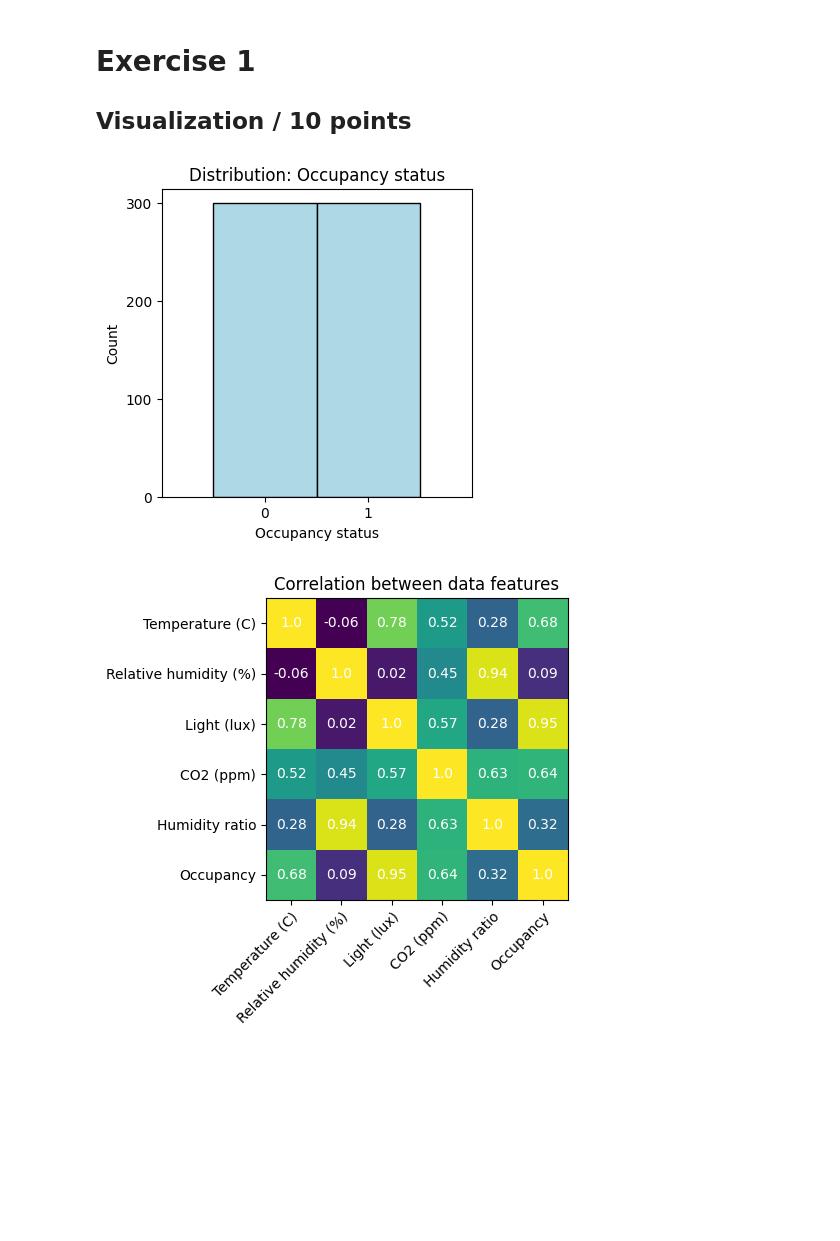
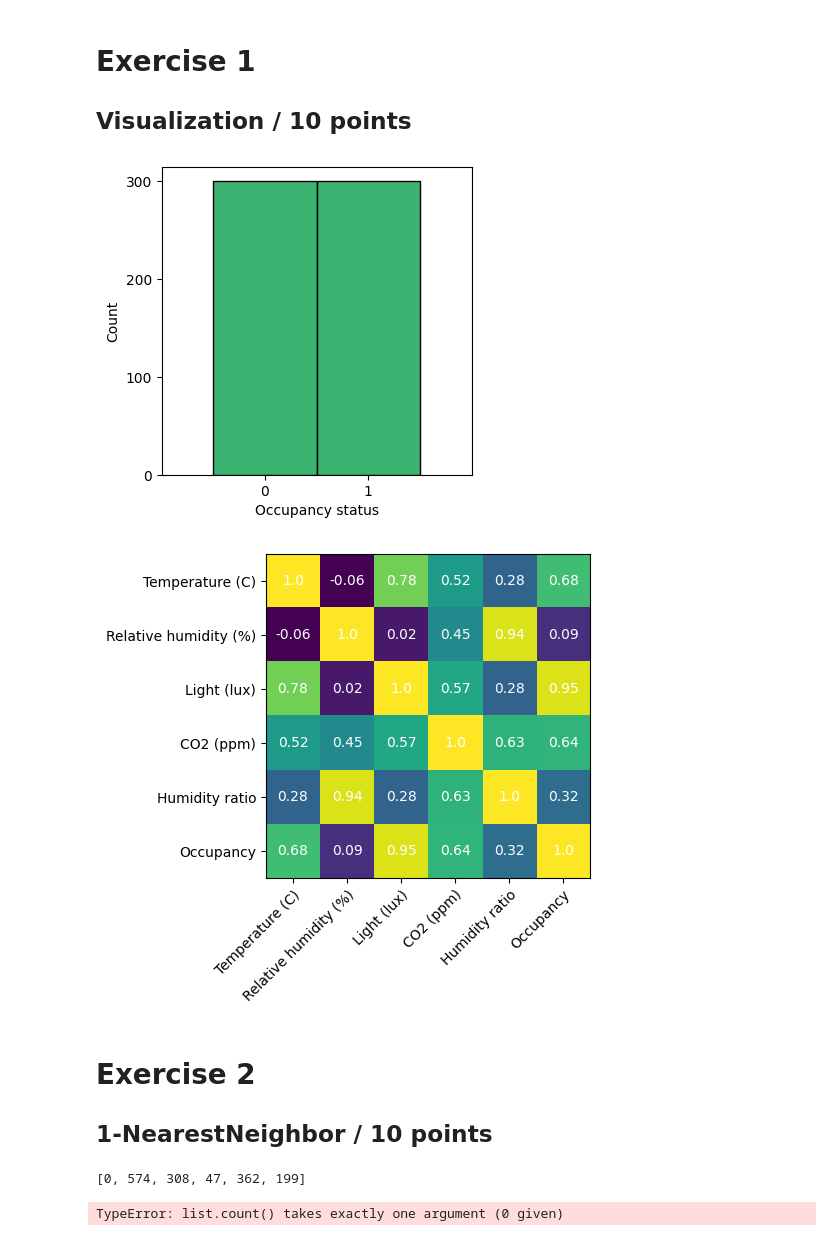
Before and after one commit to Cyrkryta/UCPH-ITDS-Assignments, a Jupyter notebook: Assignment-2/assignment2.ipynb, the cells around one changed output. Drawn from its saved outputs; the diff is of its cells as text; code cells hidden in the pictures; blank space fills up the shorter version.

```diff
--- a/Assignment-2/assignment2.ipynb
+++ b/Assignment-2/assignment2.ipynb
@@ -53,26 +53,26 @@ print(len(df_combined[df_combined.iloc[:,-1]==0.0]))
 # %%
 # Distribution
 # Defining plot variables
 df_combined_lc = train_data.iloc[:,-1]
 unique_values = df_combined_lc.unique()
 bins = [unique_values[0] - .5, (unique_values[0] + unique_values[1]) / 2, unique_values[1] + .5]
 
 # Defining plot
 plt.figure(figsize=(4, 4))
-plt.hist(df_combined_lc,bins=bins, ec="black", color="lightblue")
+plt.hist(df_combined_lc,bins=bins, ec="black", color="mediumseagreen")
 
 # Plot post-processing
 plt.xlabel("Occupancy status")
 plt.ylabel("Count")
-plt.title("Distribution: Occupancy status")
+# plt.title("Distribution: Occupancy status")
 plt.xticks(unique_values)
 plt.yticks(np.arange(0, 600, step=100))
 plt.margins(x=.25, y=.05)
 # %% [output]
-[figure, old version]
+[figure, new version]
 # %%
 # Correlation
-# Headers
+# Headers (From assignment description)
 headers = ["Temperature (C)", "Relative humidity (%)", "Light (lux)", "CO2 (ppm)", "Humidity ratio", "Occupancy"]
 
 # Finding correlation
@@ -96,7 +96,9 @@ for i in range(len(headers)):
         ax.text(j, i, round(corr.iloc[i, j], 2), ha="center", va="center", color="w")
 
 # Customize the plot
-ax.set_title("Correlation between data features")
 fig.tight_layout()
 # %% [output]
-[figure, old version]
+[figure, new version]
+# %% [markdown]
+# Exercise 2
+## 1-NearestNeighbor / 10 points
@@ -102,0 +152,16 @@ fig.tight_layout()
+# %%
+'''
+DETERMINE ACCURACY
+'''
+from sklearn.metrics import accuracy_score
+
+pred_train = knn(x_train)
+acc_train = accuracy_score(y_train, pred_train)
+
+pred_test = knn(x_test)
+acc_test = accuracy_score(y_test, pred_test)
+
+print(f"Accuracy train\t: {acc_train}\nAccuracy test\t: {acc_test}")
+# %% [output]
+[0, 574, 308, 47, 362, 199]
+TypeError: list.count() takes exactly one argument (0 given)
```
Also changed, not shown: parts of 3 cells of this notebook, 2 other files.
